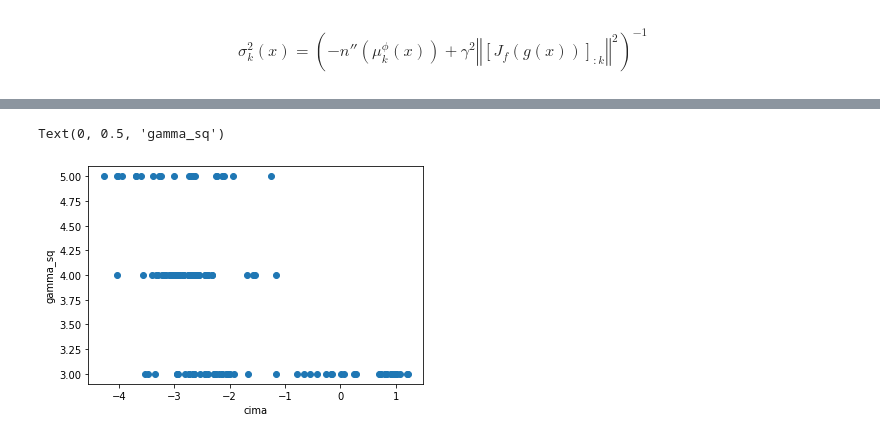
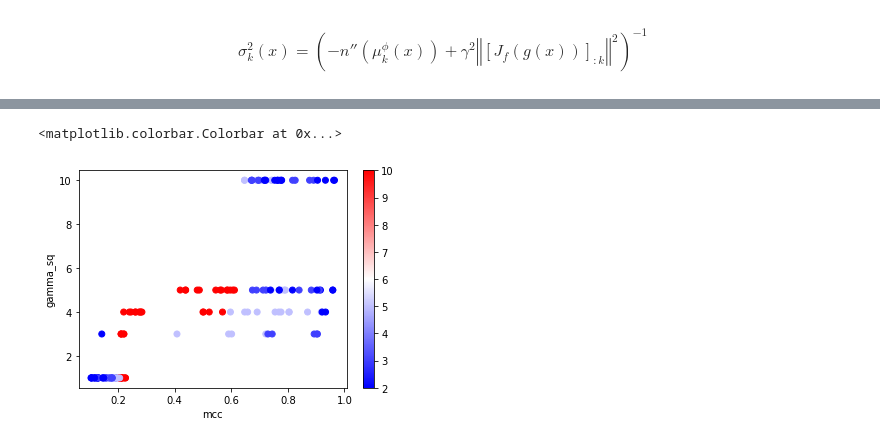
Before and after one commit to rpatrik96/ima-vae, a Jupyter notebook: notebooks/synth_plots.ipynb, the cells around one changed output, grey strips where cells are left out. Drawn from its saved outputs; the diff is of its cells as text; code cells hidden in the pictures.

```diff
--- a/notebooks/synth_plots.ipynb
+++ b/notebooks/synth_plots.ipynb
@@ -19,11 +19,11 @@ sweep = api.sweep(f"{ENTITY}/{PROJECT}/{SWEEP_ID}")
 sweep_runs = sweep.runs
 # %%
 summary_list, config_list, name_list, sigmas = [], [], [], []
-filename = "moebius_sweep_data.csv"
+filename = f"moebius_sweep_data_{SWEEP_ID}.csv"
 if not isfile(filename):
     for run in sweep_runs:
 
-        if run.state != 'failed' and f'Metrics/val/latent_statistics.latent_variance_0' in run.history().keys():
+        if (run.state == 'finished' or run.config['decoder_var']>= 0.1) and f'Metrics/val/latent_statistics.latent_variance_0' in run.history().keys():
 
             # .summary contains the output keys/values for metrics like accuracy.
             #  We call ._json_dict to omit large files
@@ -92,7 +150,8 @@ plt.colorbar()
 # %%
-plt.scatter(np.log10(cima), np.log10(gamma_sq))
-plt.xlabel('cima')
+plt.scatter(mcc, np.log10(gamma_sq), c=dim,cmap='bwr',)
+plt.xlabel('mcc')
 plt.ylabel('gamma_sq')
+plt.colorbar()
 # %% [output]
-Text(0, 0.5, 'gamma_sq')
+<matplotlib.colorbar.Colorbar at 0x...>
-[figure, old version]
+[figure, new version]
```
Also changed, not shown: parts of 21 cells of this notebook.
